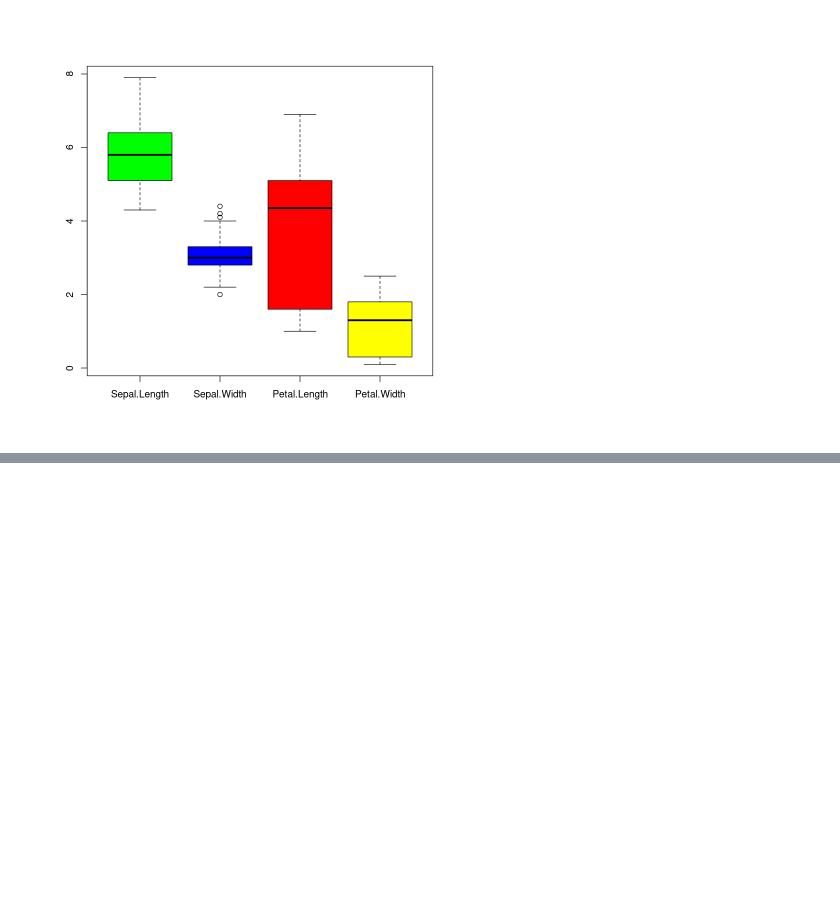
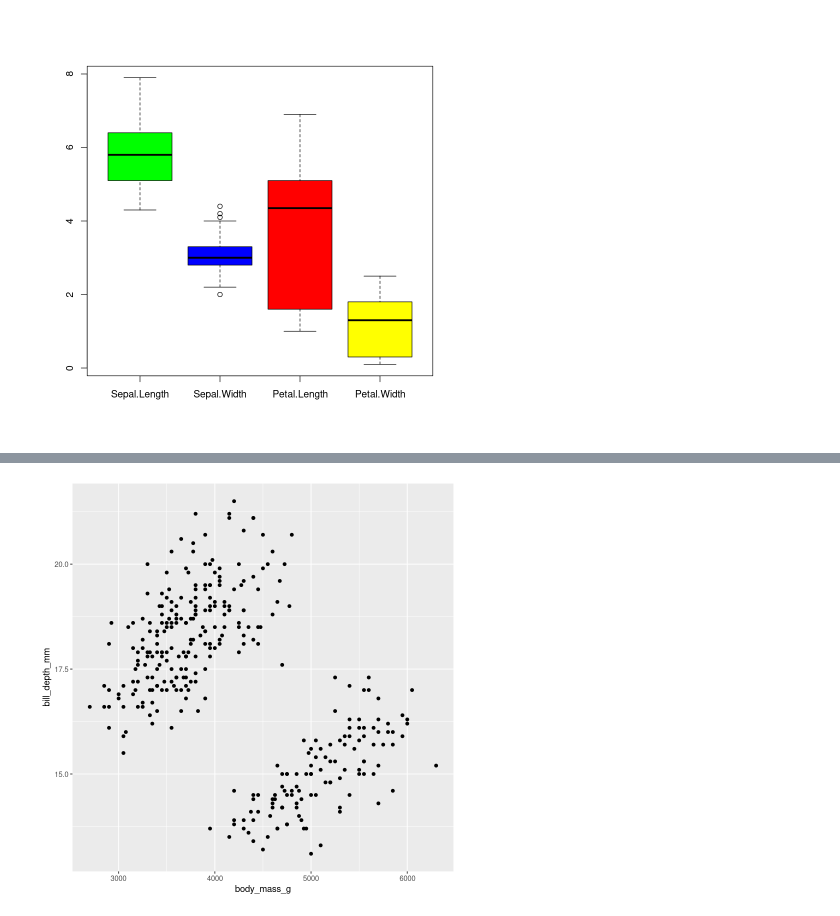
Before and after one commit to wisaaco/TxADM, a Jupyter notebook: docs/notebooks/Part1/03_R_Descripcion/04_Visualizacion.ipynb, the cells around one changed output, grey strips where cells are left out. Drawn from its saved outputs; the diff is of its cells as text; code cells hidden in the pictures; blank space fills up the shorter version.

Commit message:
acabant plot ggplot, falten diagrames de barres i histogrames

```diff
--- a/docs/notebooks/Part1/03_R_Descripcion/04_Visualizacion.ipynb
+++ b/docs/notebooks/Part1/03_R_Descripcion/04_Visualizacion.ipynb
@@ -99,0 +109,8 @@ library(ggplot2)
+# %%
+install.packages("ggplot2")
+library(ggplot2)
+library(dplyr)
+install.packages("palmerpenguins")
+library(palmerpenguins)
+
+penguins = penguins %>% filter(!is.na(sex))  # eliminamos los valores NA
@@ -99,0 +147,5 @@ library(ggplot2)
+# %%
+ggplot(data = penguins) +
+  geom_point(mapping = aes(x = body_mass_g, y = bill_depth_mm))
+# %% [output]
+[figure, added]
```
Also changed, not shown: parts of 25 cells of this notebook.
